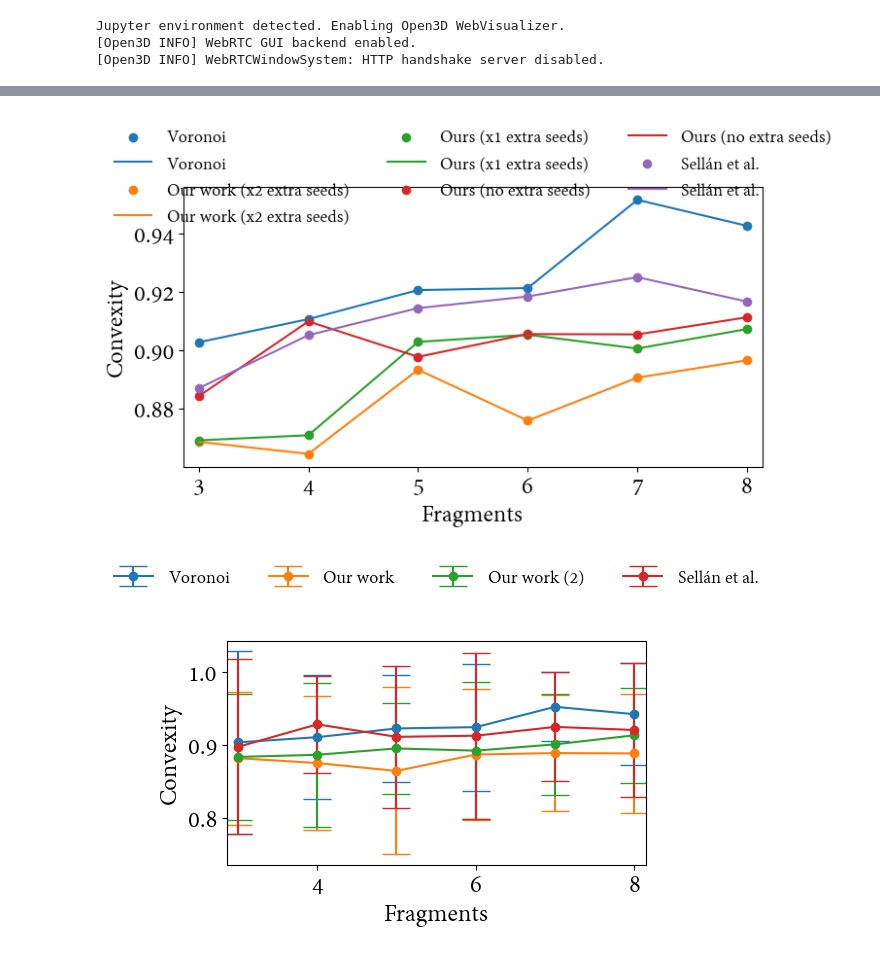
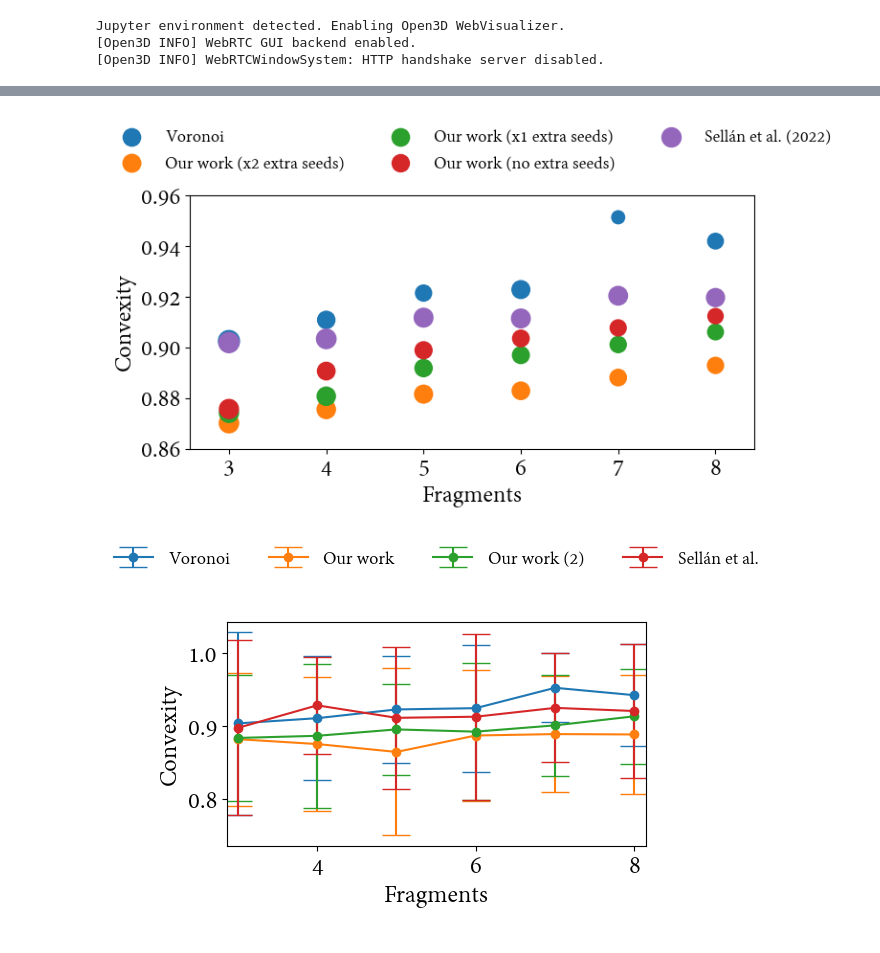
Before and after one commit to AlfonsoLRz/VoxelFragmentML, a Jupyter notebook: Python/Visualizer/convexness_analysis_dataset_copy.ipynb, the cells around one changed output, grey strips where cells are left out. Cells and saved outputs as stored; diff of their text form; code cells hidden in the pictures.

```diff
--- a/Python/Visualizer/convexness_analysis_dataset_copy.ipynb
+++ b/Python/Visualizer/convexness_analysis_dataset_copy.ipynb
@@ -196,35 +196,36 @@ plt.rc('font', **font_mapping)
 # %%
 # render the results
 import matplotlib.pyplot as plt
 
-legends = ['Voronoi', 'Our work (x2 extra seeds)', 'Ours (x1 extra seeds)', 'Ours (no extra seeds)', 'Sellán et al.']
+legends = ['Voronoi', 'Our work (x2 extra seeds)', 'Our work (x1 extra seeds)', 'Our work (no extra seeds)', 'Sellán et al. (2022)']
 
 plt.figure(figsize=(8, 5))
 
 # average convexness per number of fragments
 for idx, (df, legend) in enumerate(zip(results, legends)):
     df = df.dropna()
     mean = 1.0 - df.groupby('Fragments').mean()
     std = df.groupby('Fragments').std()
 
     # box plot
     #plt.errorbar(mean.index, mean['Convexness'], yerr=std['Convexness'], fmt='o-', label=legend, capsize=10)
 
     # represent as points whose size is proportional to std
-    plt.scatter(mean.index, mean['Convexness'], label=legend)
+    plt.scatter(mean.index, mean['Convexness'], s=std['Convexness'] * 2000, label=legend)
 
     # adjust line to mean
-    plt.plot(mean.index, mean['Convexness'], label=legend)
+    #plt.plot(mean.index, mean['Convexness'], label=legend)
 
-plt.legend(frameon=False, loc='upper center', bbox_to_anchor=(0.5, 1.27), ncol=3, fontsize=14)
+plt.legend(frameon=False, loc='upper center', bbox_to_anchor=(0.5, 1.33), ncol=3, fontsize=14)
 plt.xlabel('Fragments')
 plt.ylabel('Convexity')
-plt.xlim(3 - 0.14, max_fragments + 0.14)
+plt.xlim(3 - 0.4, max_fragments + 0.4)
+plt.ylim(0.86, 0.96)
 plt.tight_layout()
 plt.savefig('convexness.png', dpi=300)
 plt.show()
 # %% [output]
-[figure, old version]
+[figure, new version]
 # %%
 # percentil 75, 50, 25
 for df in results:
```
Also changed, not shown: parts of 1 cell of this notebook, 1 other file.
